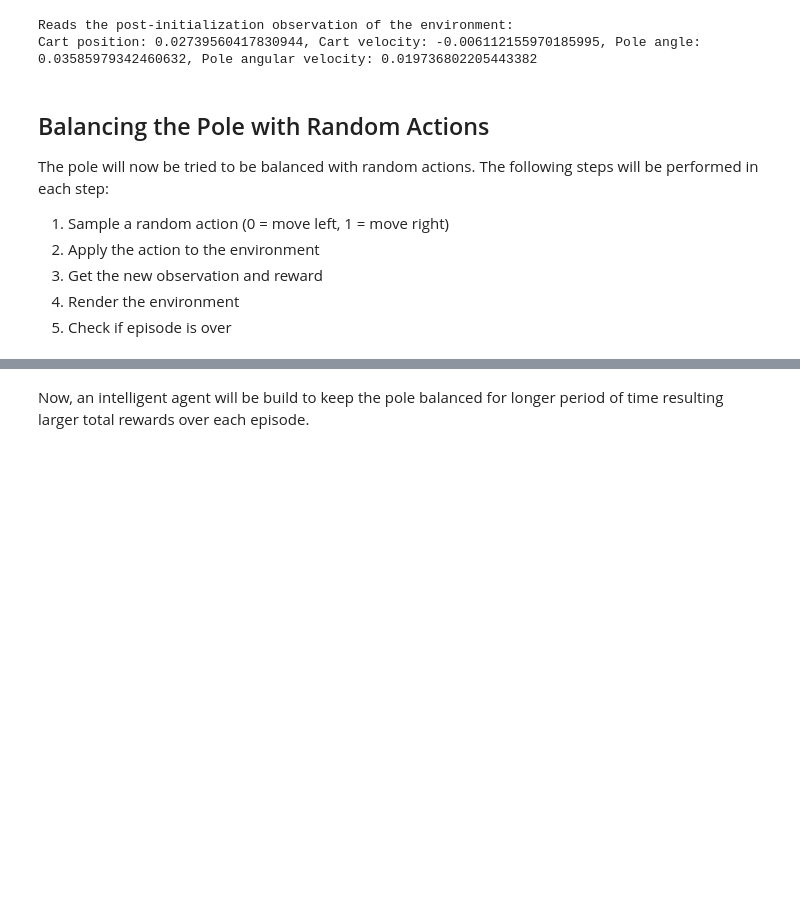
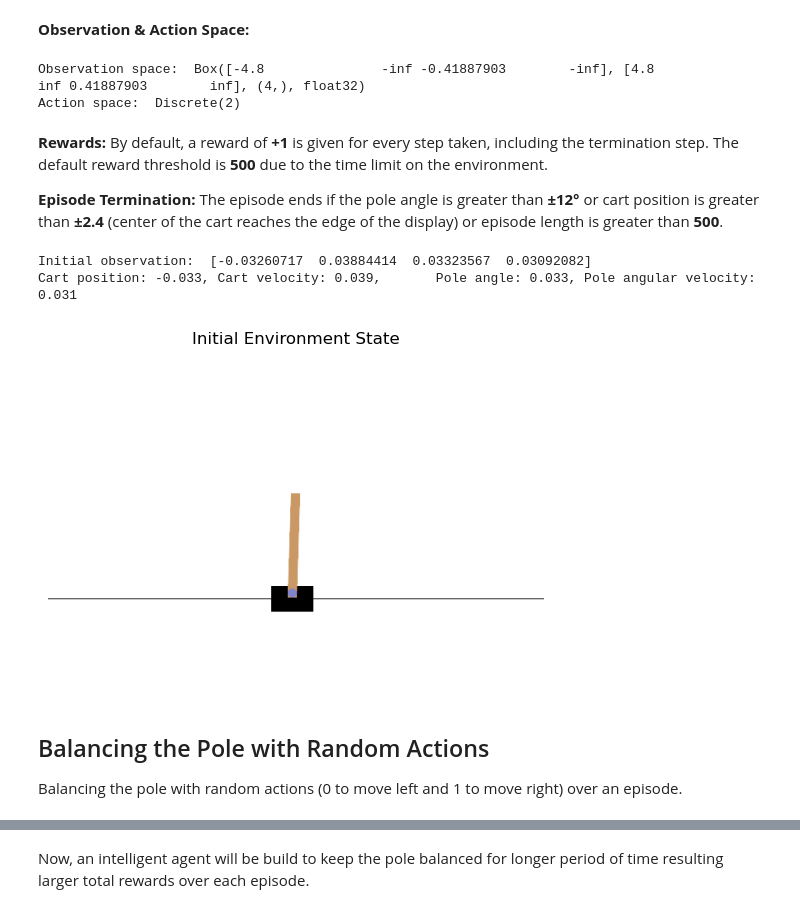
Before and after one commit to PradipKumarDas/Teaching, a Jupyter notebook: 22AML17213-Reinforcement_Learning/CartPole/cartpole-v1.ipynb, the cells around one changed output, grey strips where cells are left out. Saved outputs shown, nothing was run; the diff lists cells and outputs as text; code cells hidden in the pictures; blank space fills up the shorter version.

Commit message:
Notebook cartpole-v1.ipynb was refactored especially for the neural network based agent implementation. Also installation steps were updated in README.md.

```diff
--- a/22AML17213-Reinforcement_Learning/CartPole/cartpole-v1.ipynb
+++ b/22AML17213-Reinforcement_Learning/CartPole/cartpole-v1.ipynb
@@ -39,20 +36,45 @@ Action space:  Discrete(2)
+# %% [markdown]
+**Observation & Action Space:**
+# %%
+# The observation space consists of 4 continuous values the ranges of which are mentoined below:
+
+# [-4.8, 4.8]       (Cart position of cart on track. The episode terminates if the cart leaves the (-2.4, 2.4) range.
+# [-Inf, Inf]       (Cart velocity)
+# [-0.418, 0.418]   (Pole angle. Units are in radians. ±0.418 rad is equal to ±24°. The episode terminates if the pole angle is more than ±12° (±0.209 rad).)
+# [-Inf, Inf]       (Pole angular velocity)
+
+print("Observation space: ", env.observation_space)
+
+# Shows action space of the environment. Two discrete actions are 0 (Move cart to left) and 1 (Move cart to right)
+print("Action space: ", env.action_space)
+# %% [output]
+Observation space:  Box([-4.8               -inf -0.41887903        -inf], [4.8               inf 0.41887903        inf], (4,), float32)
+Action space:  Discrete(2)
+# %% [markdown]
+**Rewards:**
+By default, a reward of **+1** is given for every step taken, including the termination step. The default reward threshold is **500** due to the time limit on the environment.
+
+**Episode Termination:** The episode ends if the pole angle is greater than **±12°** or cart position is greater than **±2.4** (center of the cart reaches the edge of the display) or episode length is greater than **500**.
 # %%
-# Resets the environment to start a new episode
-observation, info = env.reset(seed=42)
+observation, info = env.reset()    # Resets the environment to start a new episode
 
-print("Reads the post-initialization observation of the environment:")
-print(f"Cart position: {observation[0]}, Cart velocity: {observation[1]}, Pole angle: {observation[2]}, Pole angular velocity: {observation[3]}")
+print("Initial observation: ", observation)
+print(f"Cart position: {observation[0]:.3f}, Cart velocity: {observation[1]:.3f}, \
+      Pole angle: {observation[2]:.3f}, Pole angular velocity: {observation[3]:.3f}")
 # %% [output]
-Reads the post-initialization observation of the environment:
-Cart position: 0.02739560417830944, Cart velocity: -0.006112155970185995, Pole angle: 0.03585979342460632, Pole angular velocity: 0.019736802205443382
+Initial observation:  [-0.03260717  0.03884414  0.03323567  0.03092082]
+Cart position: -0.033, Cart velocity: 0.039,       Pole angle: 0.033, Pole angular velocity: 0.031
-# %% [markdown]
-## Balancing the Pole with Random Actions
-
-The pole will now be tried to be balanced with random actions.
-The following steps will be performed in each step:
-1. Sample a random action (0 = move left, 1 = move right)
-2. Apply the action to the environment
-3. Get the new observation and reward
-4. Render the environment
-5. Check if episode is over
+# %%
+# Let's now visualize the initial state of the environment to correspond to the initial observation value received above
+
+plt.imshow(env.render())
+plt.axis('off')
+plt.title('Initial Environment State')
+plt.show()
+# %% [output]
+[figure, added]
+# %% [markdown]
+## Balancing the Pole with Random Actions
+
+Balancing the pole with random actions (0 to move left and 1 to move right) over an episode.
 # %%
```
Also changed, not shown: parts of 38 cells of this notebook, 1 other file.
